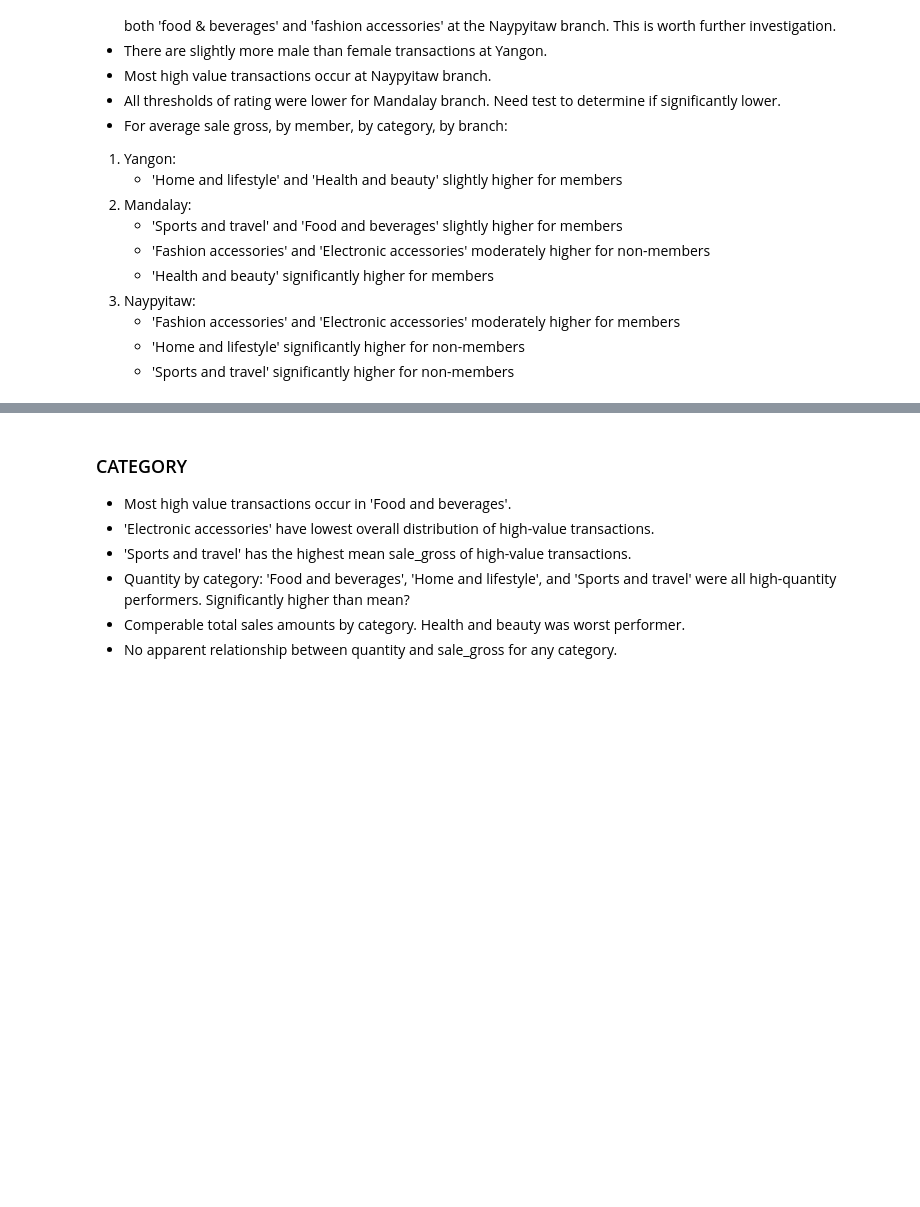
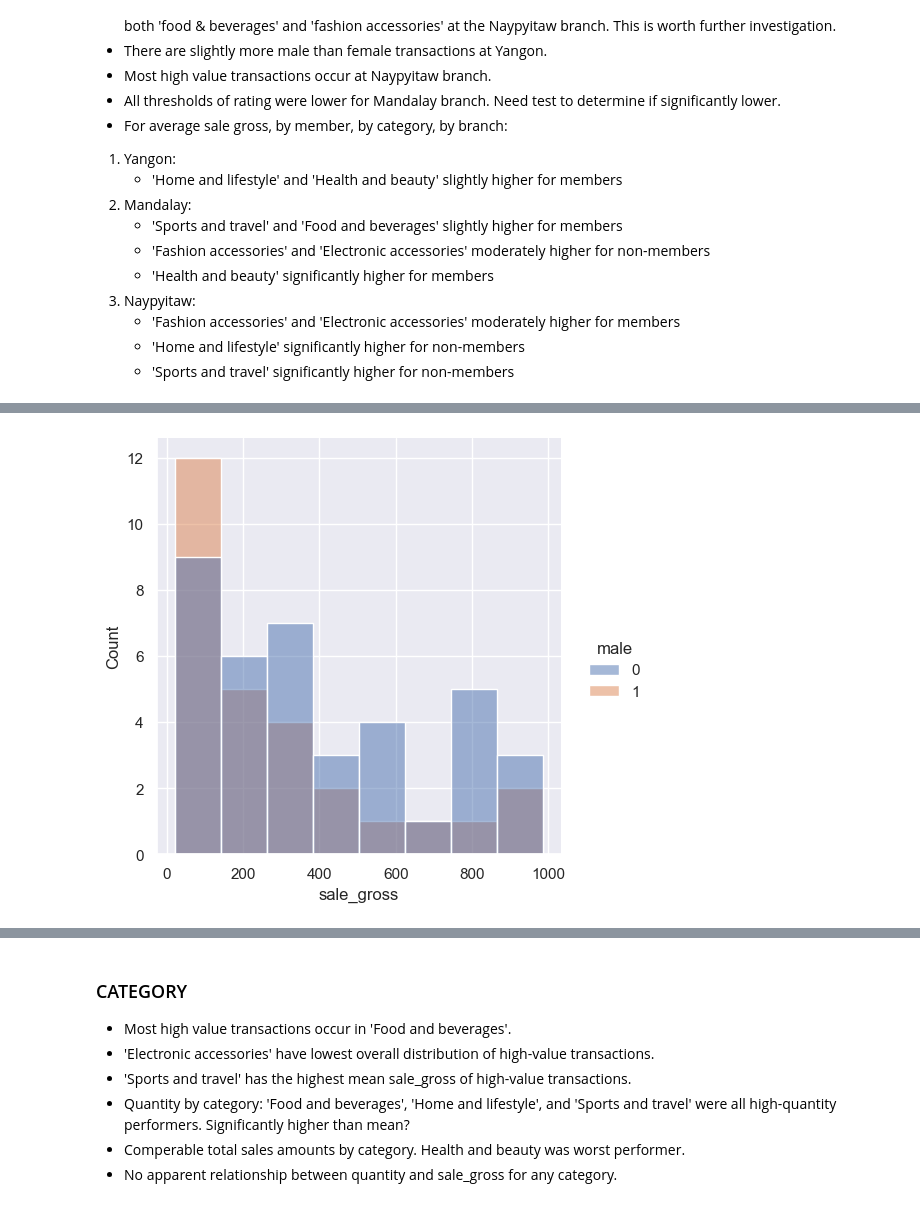
Before and after one commit to zdravoj/data-science-foundations, a Jupyter notebook: Supermarket_Sales/Supermarket_sales_analysis.ipynb, the cells around one changed output, grey strips where cells are left out. Saved outputs shown, nothing was run; the diff lists cells and outputs as text; code cells hidden in the pictures; blank space fills up the shorter version.

```diff
--- a/Supermarket_Sales/Supermarket_sales_analysis.ipynb
+++ b/Supermarket_Sales/Supermarket_sales_analysis.ipynb
@@ -962,0 +939,9 @@ No significant differences between members and non-members by payment type. Clos
+# %%
+# 'Food and beverages' sale grosses for male vs female
+sns.displot(
+    data= naypyitaw.loc[naypyitaw['category'] == 'Food and beverages'],
+    x= 'sale_gross',
+    hue= 'male'
+);
+# %% [output]
+[figure, added]
```
Also changed, not shown: parts of 18 cells of this notebook.
